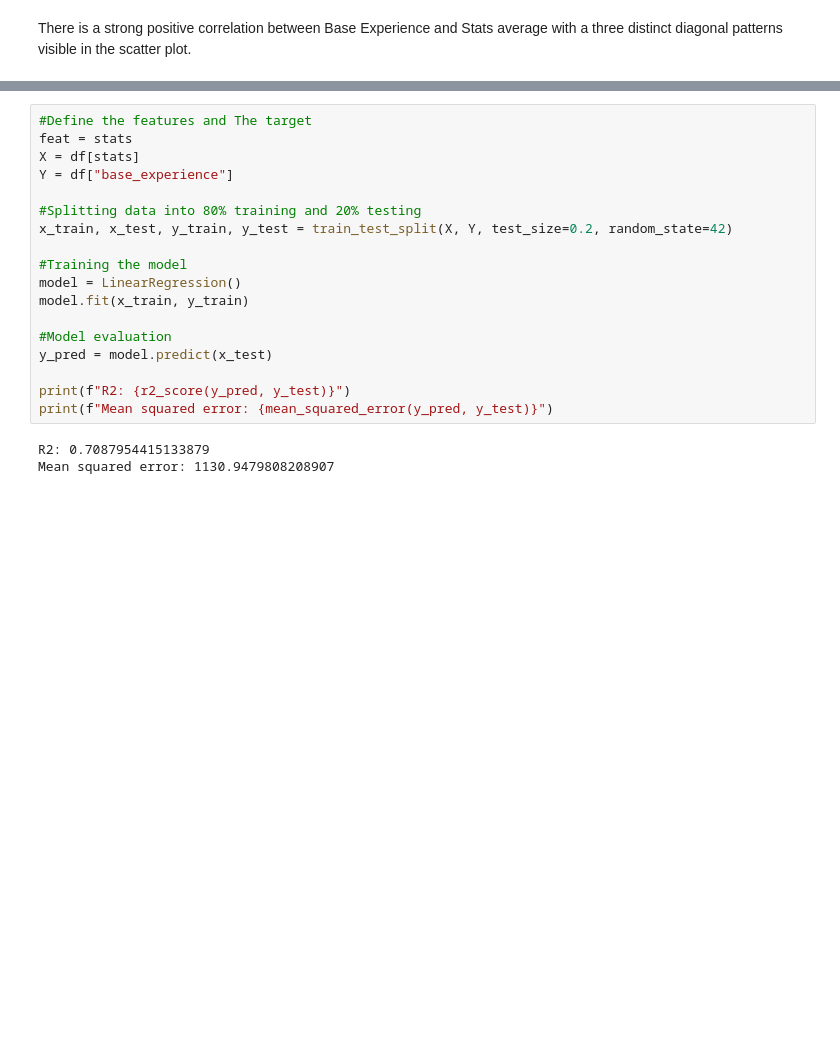
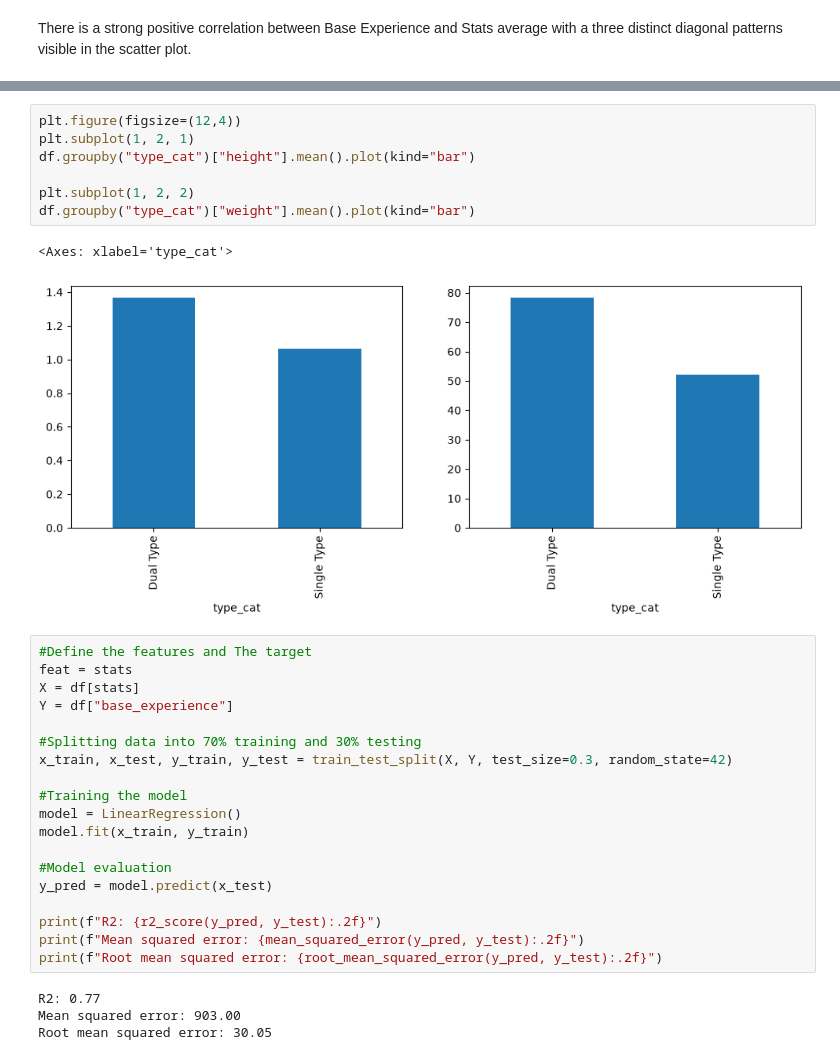
Before and after one commit to wsn65/Pokemon_EDA_DB, a Jupyter notebook: Pokemon_EDA.ipynb, the cells around one changed output, grey strips where cells are left out. Drawn from its saved outputs; the diff is of its cells as text; blank space fills up the shorter version.

```diff
--- a/Pokemon_EDA.ipynb
+++ b/Pokemon_EDA.ipynb
@@ -360,11 +379,21 @@ sns.scatterplot(x="avg_stat", y="base_experience", hue="exp_group", data=df)
+# %%
+plt.figure(figsize=(12,4))
+plt.subplot(1, 2, 1)
+df.groupby("type_cat")["height"].mean().plot(kind="bar")
+
+plt.subplot(1, 2, 2)
+df.groupby("type_cat")["weight"].mean().plot(kind="bar")
+# %% [output]
+<Axes: xlabel='type_cat'>
+[figure, added]
 # %%
 #Define the features and The target
 feat = stats
 X = df[stats]
 Y = df["base_experience"]
 
-#Splitting data into 80% training and 20% testing
-x_train, x_test, y_train, y_test = train_test_split(X, Y, test_size=0.2, random_state=42)
+#Splitting data into 70% training and 30% testing
+x_train, x_test, y_train, y_test = train_test_split(X, Y, test_size=0.3, random_state=42)
 
 #Training the model
 model = LinearRegression()
@@ -373,8 +402,10 @@ model.fit(x_train, y_train)
 #Model evaluation
 y_pred = model.predict(x_test)
 
-print(f"R2: {r2_score(y_pred, y_test)}")
-print(f"Mean squared error: {mean_squared_error(y_pred, y_test)}")
+print(f"R2: {r2_score(y_pred, y_test):.2f}")
+print(f"Mean squared error: {mean_squared_error(y_pred, y_test):.2f}")
+print(f"Root mean squared error: {root_mean_squared_error(y_pred, y_test):.2f}")
 # %% [output]
-R2: 0.7087954415133879
-Mean squared error: 1130.9479808208907
+R2: 0.77
+Mean squared error: 903.00
+Root mean squared error: 30.05
```
Also changed, not shown: parts of 16 cells of this notebook, 1 other file.
